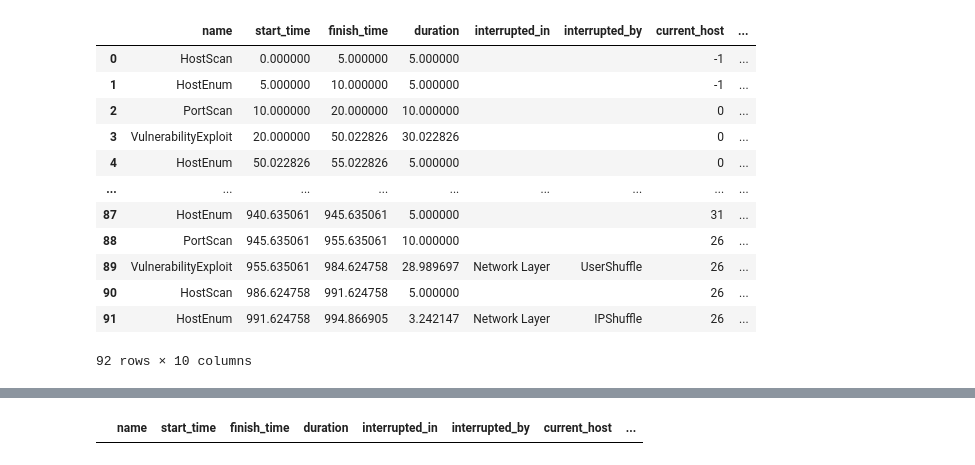
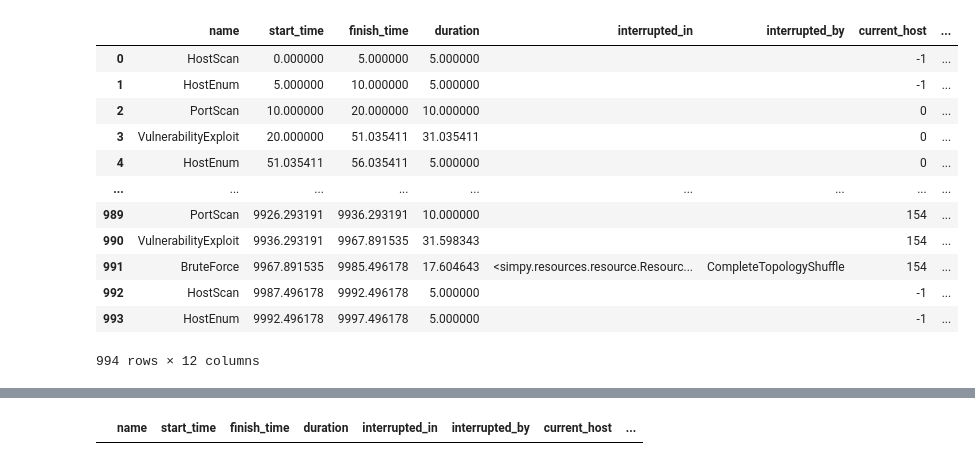
Before and after one commit to yuanyuan2000/MTDGame, a Jupyter notebook: simulation.ipynb, the cells around one changed output, grey strips where cells are left out. Cells and saved outputs as stored; diff of their text form; code cells hidden in the pictures.

```diff
--- a/simulation.ipynb
+++ b/simulation.ipynb
@@ -6,5 +6,5 @@ import plotly.graph_objects as go
 import os
 # %%
 # set up dataframe for collecting event data
-mtd_operation_record, attack_operation_record = run_sim()
+mtd_stats, attack_stats = run_sim()
 # %% [output]
@@ -68,20 +67,20 @@ plt.show()
 # %%
-attack_operation_record = pd.DataFrame(attack_operation_record)
+attack_operation_record = pd.DataFrame(attack_stats.attack_operation_record)
 attack_operation_record
 # %% [output]
 |  | name | start_time | finish_time | duration | interrupted_in | interrupted_by | current_host | ... |
 | 0 | HostScan | 0.000000 | 5.000000 | 5.000000 |  |  | -1 | ... |
 | 1 | HostEnum | 5.000000 | 10.000000 | 5.000000 |  |  | -1 | ... |
 | 2 | PortScan | 10.000000 | 20.000000 | 10.000000 |  |  | 0 | ... |
-| 3 | VulnerabilityExploit | 20.000000 | 50.022826 | 30.022826 |  |  | 0 | ... |
-| 4 | HostEnum | 50.022826 | 55.022826 | 5.000000 |  |  | 0 | ... |
+| 3 | VulnerabilityExploit | 20.000000 | 51.035411 | 31.035411 |  |  | 0 | ... |
+| 4 | HostEnum | 51.035411 | 56.035411 | 5.000000 |  |  | 0 | ... |
 | ... | ... | ... | ... | ... | ... | ... | ... | ... |
-| 87 | HostEnum | 940.635061 | 945.635061 | 5.000000 |  |  | 31 | ... |
-| 88 | PortScan | 945.635061 | 955.635061 | 10.000000 |  |  | 26 | ... |
-| 89 | VulnerabilityExploit | 955.635061 | 984.624758 | 28.989697 | Network Layer | UserShuffle | 26 | ... |
-| 90 | HostScan | 986.624758 | 991.624758 | 5.000000 |  |  | 26 | ... |
-| 91 | HostEnum | 991.624758 | 994.866905 | 3.242147 | Network Layer | IPShuffle | 26 | ... |
+| 989 | PortScan | 9926.293191 | 9936.293191 | 10.000000 |  |  | 154 | ... |
+| 990 | VulnerabilityExploit | 9936.293191 | 9967.891535 | 31.598343 |  |  | 154 | ... |
+| 991 | BruteForce | 9967.891535 | 9985.496178 | 17.604643 | <simpy.resources.resource.Resourc... | CompleteTopologyShuffle | 154 | ... |
+| 992 | HostScan | 9987.496178 | 9992.496178 | 5.000000 |  |  | -1 | ... |
+| 993 | HostEnum | 9992.496178 | 9997.496178 | 5.000000 |  |  | -1 | ... |
-92 rows × 10 columns
+994 rows × 12 columns
 # %%
 fig2, ax2 = plt.subplots(1, figsize=(16, 4))
 ax2.barh(attack_operation_record['name'], attack_operation_record['duration'], left=attack_operation_record['start_time'], height=0.1)
```
Also changed, not shown: parts of 6 cells of this notebook, 7 other files.
